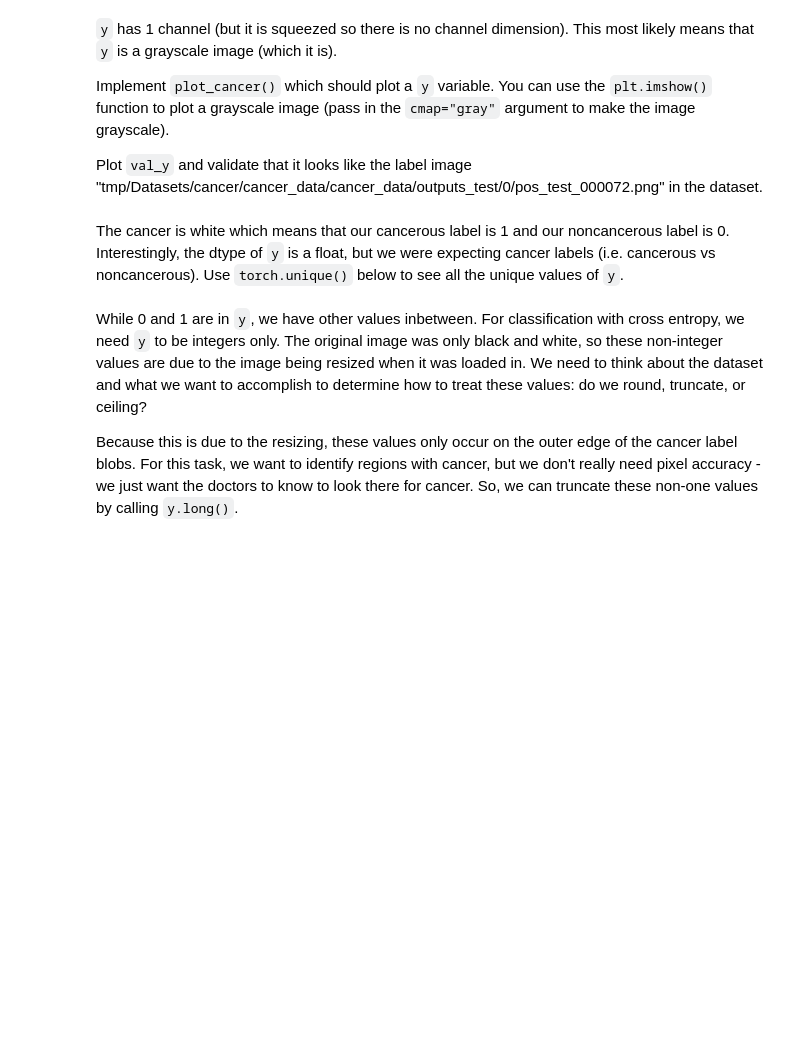
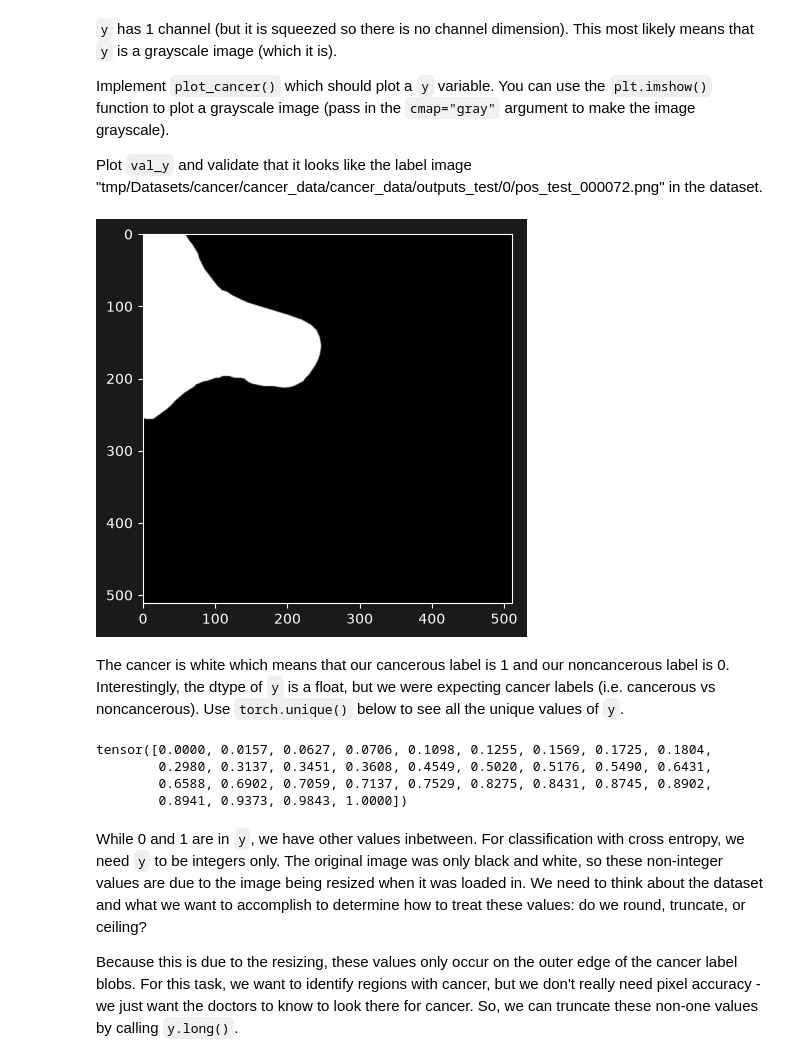
Before and after one commit to connorharv/byu-cs474, a Jupyter notebook: lab4_unets.ipynb, the cells around one changed output. Saved outputs shown, nothing was run; the diff lists cells and outputs as text; code cells hidden in the pictures; blank space fills up the shorter version.

```diff
--- a/lab4_unets.ipynb
+++ b/lab4_unets.ipynb
@@ -157,7 +154,22 @@ def plot_cancer(y):
+# %%
+def plot_cancer(y):
+    plt.imshow(y, cmap="gray")
+    plt.show()
+
+plot_cancer(val_y)
+# %% [output]
+[figure, added]
 # %% [markdown]
 The cancer is white which means that our cancerous label is 1 and our noncancerous label is 0.
 Interestingly, the dtype of `y` is a float, but we were expecting cancer labels (i.e. cancerous vs noncancerous).
 Use `torch.unique()` below to see all the unique values of `y`.
+# %%
+print(torch.unique(val_y))
+# %% [output]
+tensor([0.0000, 0.0157, 0.0627, 0.0706, 0.1098, 0.1255, 0.1569, 0.1725, 0.1804,
+        0.2980, 0.3137, 0.3451, 0.3608, 0.4549, 0.5020, 0.5176, 0.5490, 0.6431,
+        0.6588, 0.6902, 0.7059, 0.7137, 0.7529, 0.8275, 0.8431, 0.8745, 0.8902,
+        0.8941, 0.9373, 0.9843, 1.0000])
 # %% [markdown]
 While 0 and 1 are in `y`, we have other values inbetween. For classification with cross entropy, we need `y` to be integers only. The original image was only black and white, so these non-integer values are due to the image being resized when it was loaded in. We need to think about the dataset and what we want to accomplish to determine how to treat these values: do we round, truncate, or ceiling?
 
```
Also changed, not shown: parts of 20 cells of this notebook.
